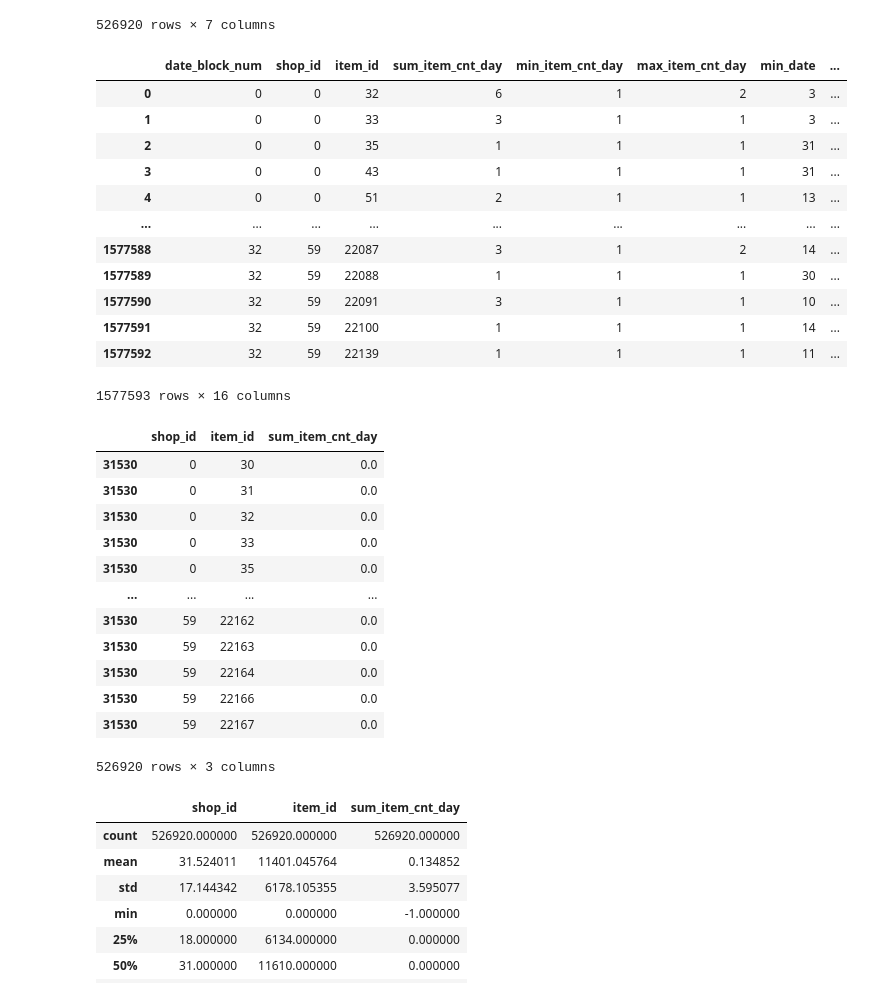
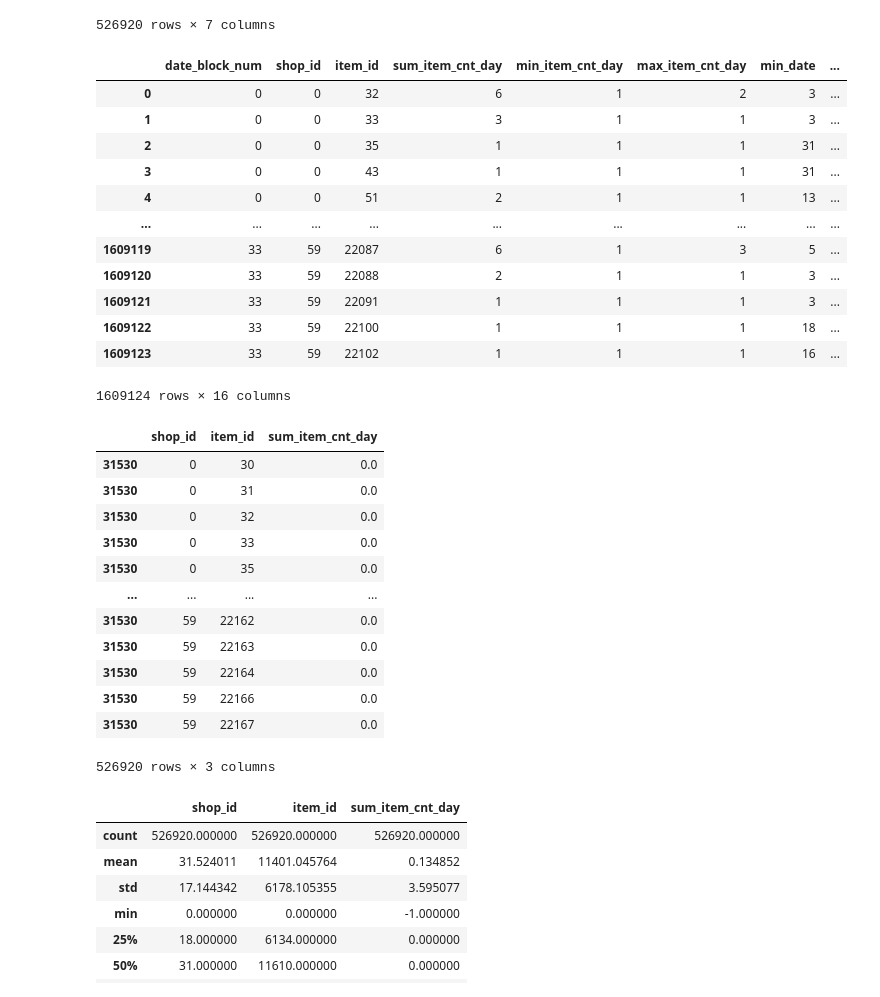
Before and after one commit to wol-e/kaggle, a Jupyter notebook: predict-future-sales/predict-future-sales/imputation_for_non_sold_combinations.ipynb, the cells around one changed output. Drawn from its saved outputs; the diff is of its cells as text; code cells hidden in the pictures.

```diff
--- a/predict-future-sales/predict-future-sales/imputation_for_non_sold_combinations.ipynb
+++ b/predict-future-sales/predict-future-sales/imputation_for_non_sold_combinations.ipynb
@@ -192,37 +192,37 @@ shop_item
 # %%
 """
 Create df with historic sales features
 """
 date_block_num_prediction_index = 33  # consider data only before this index
 
 df_long = pd.read_csv("data/processed/sales_monthly.csv")
 y = df_long.query(f"date_block_num == {date_block_num_prediction_index}")
 y = y.groupby(["shop_id", "item_id"]).agg({"sum_item_cnt_day": "sum"}).reset_index()
 
 join_key = ["shop_id","item_id"]
 y = y.join(shop_item[join_key].set_index(join_key), on=join_key, how="outer").fillna(0)
 y = y.sort_values(by=["shop_id", "item_id"])
 
-df_long = df_long.query(f"date_block_num < {date_block_num_prediction_index}")
-df_long = df_long.group_by(["shop_id", "item_id"])
+#df_long = df_long.query(f"date_block_num < {date_block_num_prediction_index}")
+#df_long = df_long.groupby(["shop_id", "item_id"])
 
 
 display(df_long)
 display(y)
 # %% [output]
 |  | date_block_num | shop_id | item_id | sum_item_cnt_day | min_item_cnt_day | max_item_cnt_day | min_date | ... |
 | 0 | 0 | 0 | 32 | 6 | 1 | 2 | 3 | ... |
 | 1 | 0 | 0 | 33 | 3 | 1 | 1 | 3 | ... |
 | 2 | 0 | 0 | 35 | 1 | 1 | 1 | 31 | ... |
 | 3 | 0 | 0 | 43 | 1 | 1 | 1 | 31 | ... |
 | 4 | 0 | 0 | 51 | 2 | 1 | 1 | 13 | ... |
 | ... | ... | ... | ... | ... | ... | ... | ... | ... |
-| 1577588 | 32 | 59 | 22087 | 3 | 1 | 2 | 14 | ... |
-| 1577589 | 32 | 59 | 22088 | 1 | 1 | 1 | 30 | ... |
-| 1577590 | 32 | 59 | 22091 | 3 | 1 | 1 | 10 | ... |
-| 1577591 | 32 | 59 | 22100 | 1 | 1 | 1 | 14 | ... |
-| 1577592 | 32 | 59 | 22139 | 1 | 1 | 1 | 11 | ... |
+| 1609119 | 33 | 59 | 22087 | 6 | 1 | 3 | 5 | ... |
+| 1609120 | 33 | 59 | 22088 | 2 | 1 | 1 | 3 | ... |
+| 1609121 | 33 | 59 | 22091 | 1 | 1 | 1 | 3 | ... |
+| 1609122 | 33 | 59 | 22100 | 1 | 1 | 1 | 18 | ... |
+| 1609123 | 33 | 59 | 22102 | 1 | 1 | 1 | 16 | ... |
-1577593 rows × 16 columns
+1609124 rows × 16 columns
 |  | shop_id | item_id | sum_item_cnt_day |
 | 31530 | 0 | 30 | 0.0 |
 | 31530 | 0 | 31 | 0.0 |
```
Also changed, not shown: parts of 10 cells of this notebook, 3 other files.
